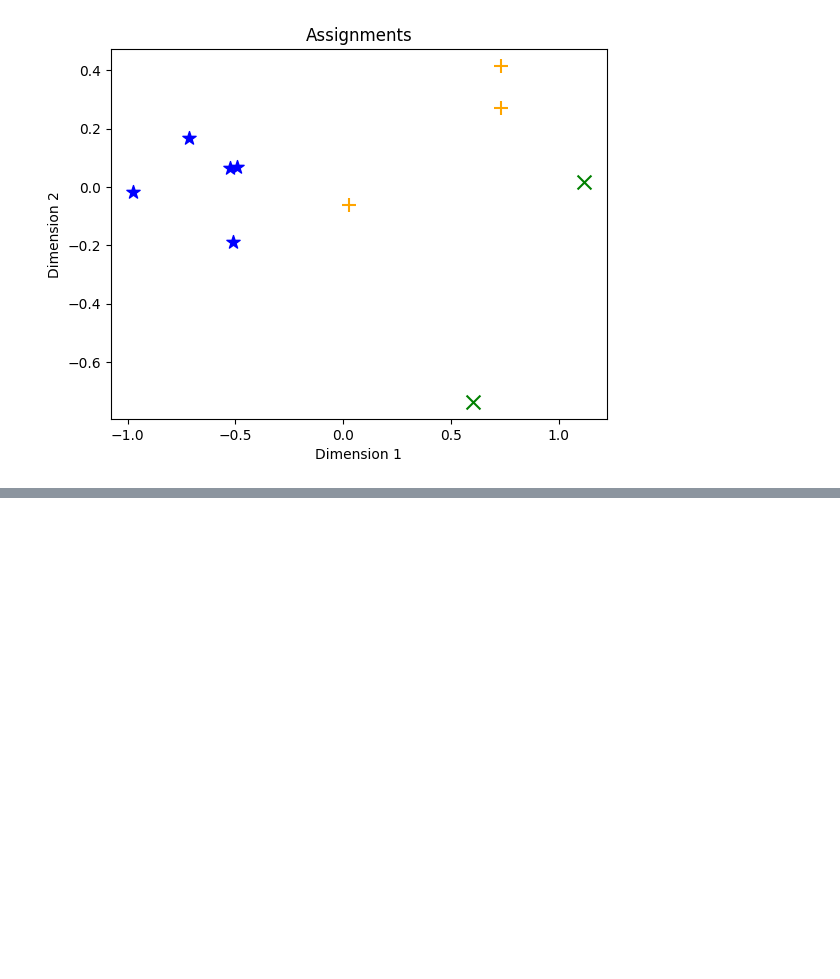
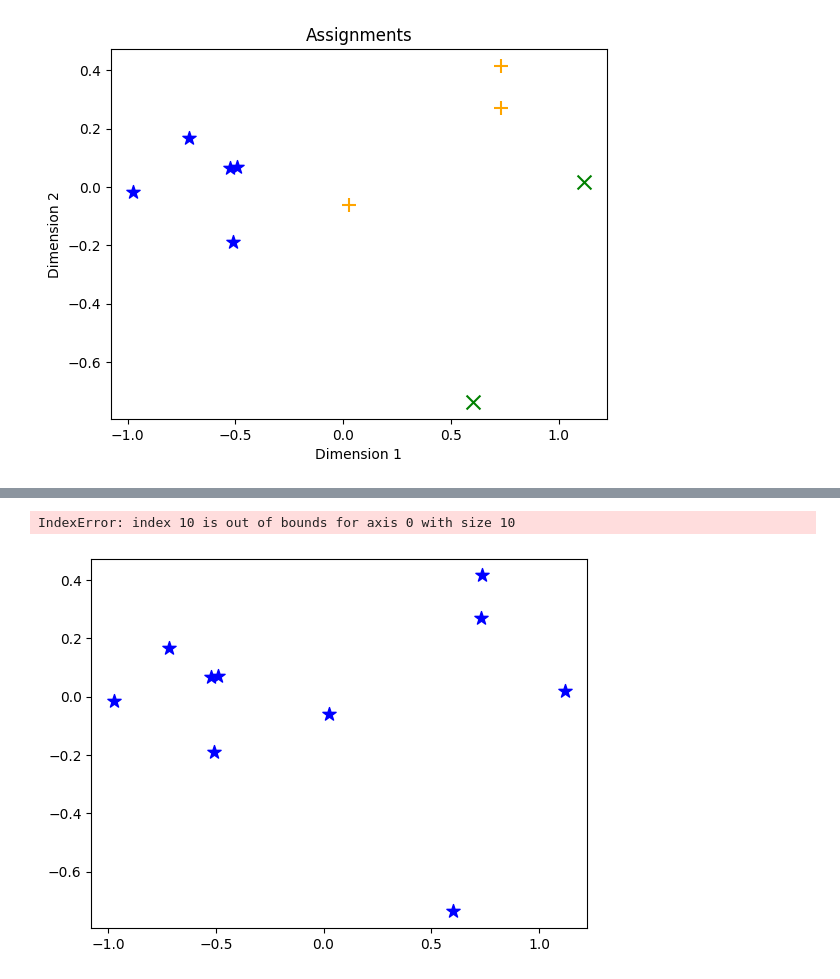
Before and after one commit to coder7475/ml-fundamentals, a Jupyter notebook: notebooks/ml_fundamentals/Exploring_Clustering_Algorithms.ipynb, the cells around one changed output, grey strips where cells are left out. Saved outputs shown, nothing was run; the diff lists cells and outputs as text; code cells hidden in the pictures; blank space fills up the shorter version.

```diff
--- a/notebooks/ml_fundamentals/Exploring_Clustering_Algorithms.ipynb
+++ b/notebooks/ml_fundamentals/Exploring_Clustering_Algorithms.ipynb
@@ -176,0 +181,6 @@ plot_clusters(features_2d, km_clusters)
+# %%
+seed_species = data[data.columns[7]]
+plot_clusters(features_2d, seed_species.values)
+# %% [output]
+IndexError: index 10 is out of bounds for axis 0 with size 10
+[figure, added]
```
Also changed, not shown: parts of 5 cells of this notebook.
